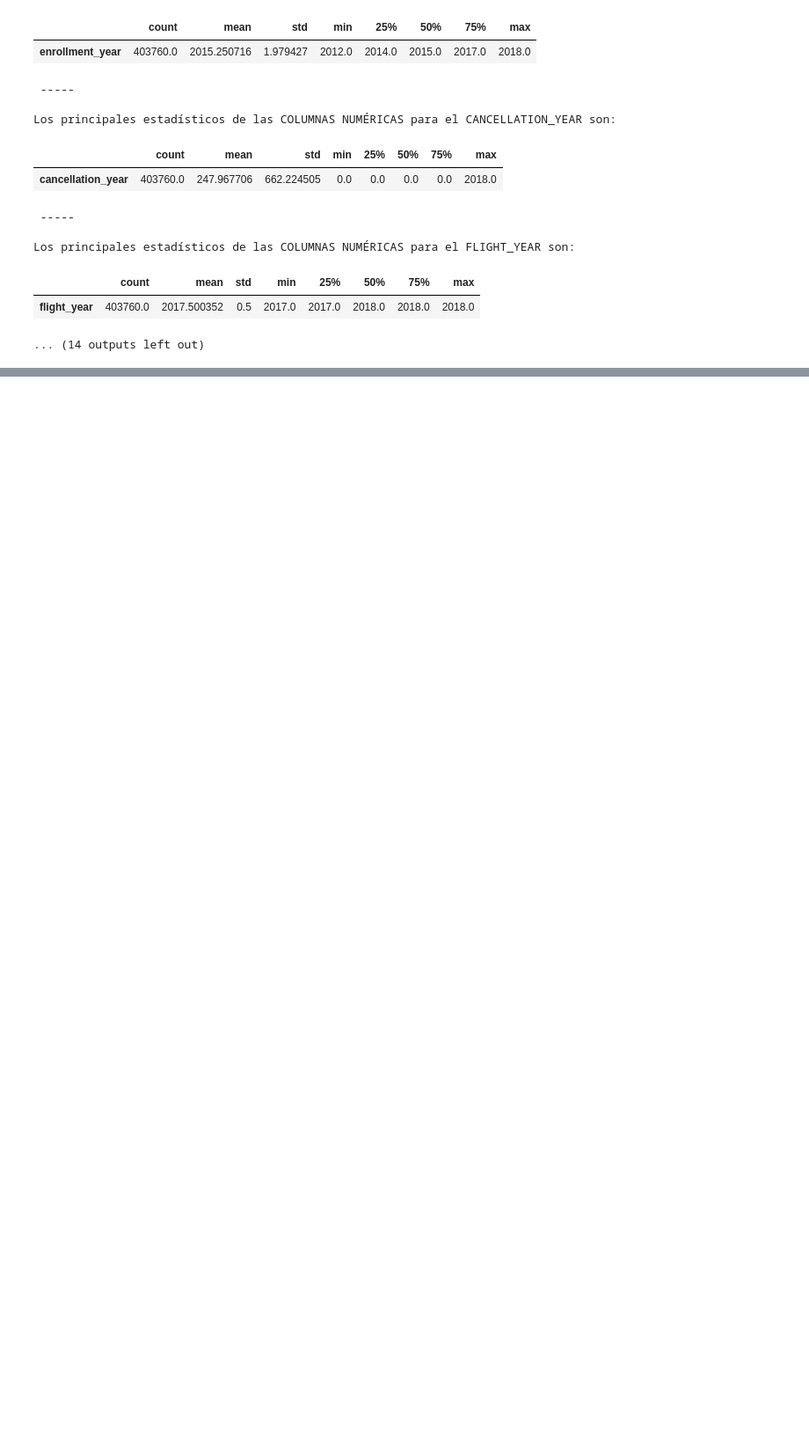
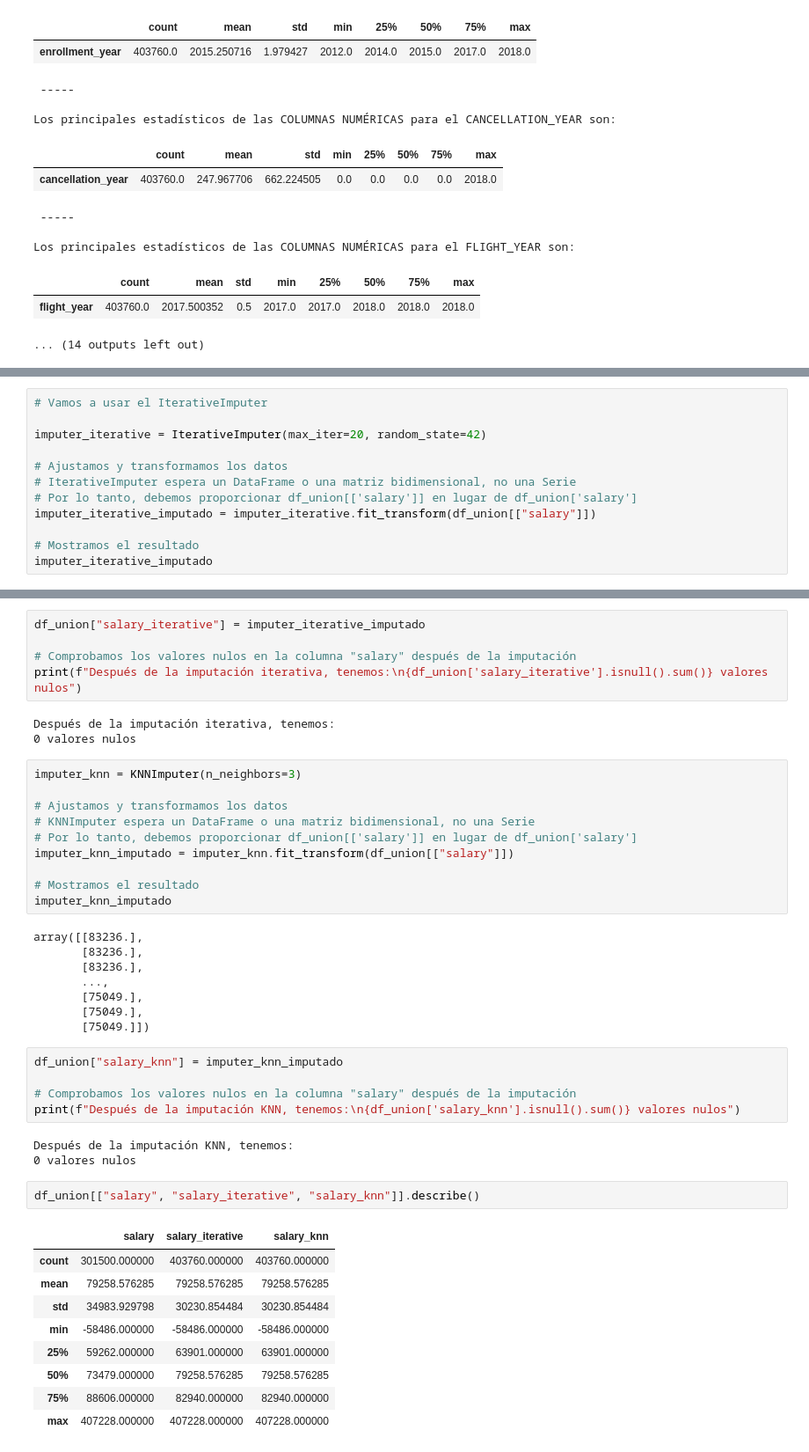
Before and after one commit to Adalab/bda-modulo-3-evaluacion-final-lmoraromero, a Jupyter notebook: evaluacion_final.ipynb, the cells around one changed output, grey strips where cells are left out. Shown at 88% size. Saved outputs shown, nothing was run; the diff lists cells and outputs as text; blank space fills up the shorter version.

```diff
--- a/evaluacion_final.ipynb
+++ b/evaluacion_final.ipynb
@@ -617,0 +672,12 @@ Los principales estadísticos de las COLUMNAS NUMÉRICAS para el FLIGHT_YEAR son
+# %%
+# Vamos a usar el IterativeImputer
+
+imputer_iterative = IterativeImputer(max_iter=20, random_state=42)
+
+# Ajustamos y transformamos los datos
+# IterativeImputer espera un DataFrame o una matriz bidimensional, no una Serie
+# Por lo tanto, debemos proporcionar df_union[['salary']] en lugar de df_union['salary']
+imputer_iterative_imputado = imputer_iterative.fit_transform(df_union[["salary"]])
+
+# Mostramos el resultado
+imputer_iterative_imputado
@@ -617,0 +692,46 @@ Los principales estadísticos de las COLUMNAS NUMÉRICAS para el FLIGHT_YEAR son
+# %%
+df_union["salary_iterative"] = imputer_iterative_imputado
+
+# Comprobamos los valores nulos en la columna "salary" después de la imputación
+print(f"Después de la imputación iterativa, tenemos:\n{df_union['salary_iterative'].isnull().sum()} valores nulos")
+# %% [output]
+Después de la imputación iterativa, tenemos:
+0 valores nulos
+# %%
+imputer_knn = KNNImputer(n_neighbors=3)
+
+# Ajustamos y transformamos los datos
+# KNNImputer espera un DataFrame o una matriz bidimensional, no una Serie
+# Por lo tanto, debemos proporcionar df_union[['salary']] en lugar de df_union['salary']
+imputer_knn_imputado = imputer_knn.fit_transform(df_union[["salary"]])
+
+# Mostramos el resultado
+imputer_knn_imputado
+# %% [output]
+array([[83236.],
+       [83236.],
+       [83236.],
+       ...,
+       [75049.],
+       [75049.],
+       [75049.]])
+# %%
+df_union["salary_knn"] = imputer_knn_imputado
+
+# Comprobamos los valores nulos en la columna "salary" después de la imputación
+print(f"Después de la imputación KNN, tenemos:\n{df_union['salary_knn'].isnull().sum()} valores nulos")
+# %% [output]
+Después de la imputación KNN, tenemos:
+0 valores nulos
+# %%
+df_union[["salary", "salary_iterative", "salary_knn"]].describe()
+# %% [output]
+|  | salary | salary_iterative | salary_knn |
+| count | 301500.000000 | 403760.000000 | 403760.000000 |
+| mean | 79258.576285 | 79258.576285 | 79258.576285 |
+| std | 34983.929798 | 30230.854484 | 30230.854484 |
+| min | -58486.000000 | -58486.000000 | -58486.000000 |
+| 25% | 59262.000000 | 63901.000000 | 63901.000000 |
+| 50% | 73479.000000 | 79258.576285 | 79258.576285 |
+| 75% | 88606.000000 | 82940.000000 | 82940.000000 |
+| max | 407228.000000 | 407228.000000 | 407228.000000 |
```
Also changed, not shown: parts of 23 cells of this notebook, 1 other file.
